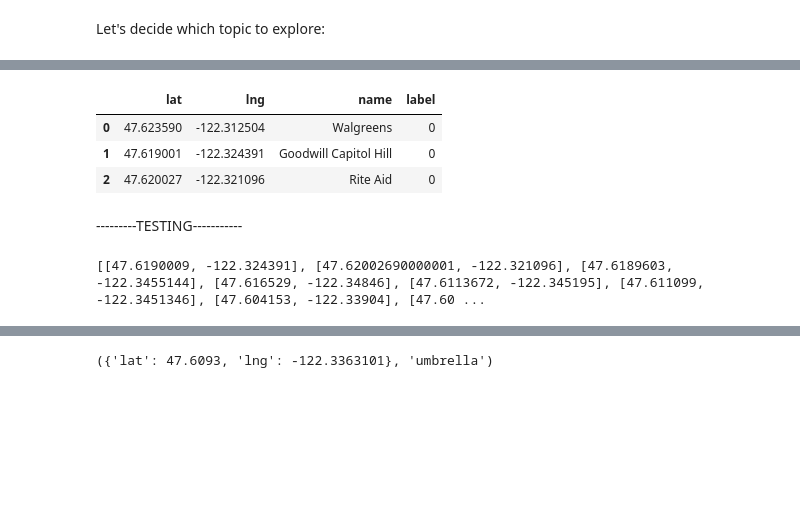
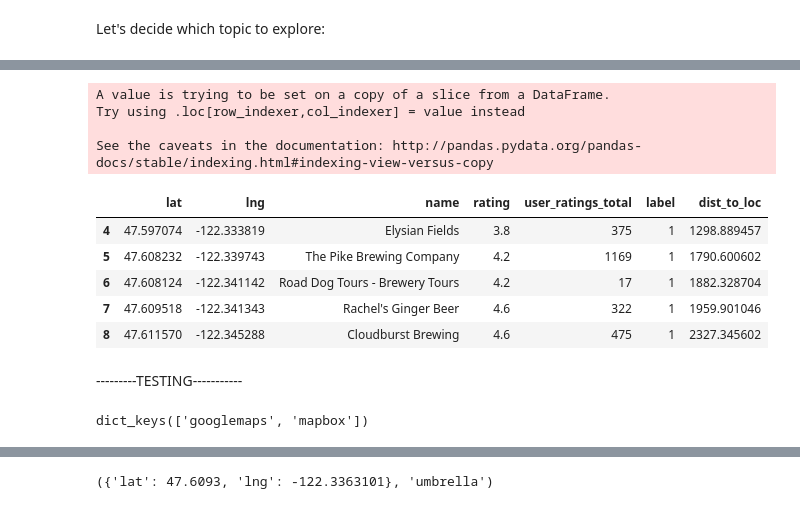
Before and after one commit to UpwardTrajectory/meander-maker, a Jupyter notebook: mvp.ipynb, the cells around one changed output, grey strips where cells are left out. Drawn from its saved outputs; the diff is of its cells as text; code cells hidden in the pictures; blank space fills up the shorter version.

```diff
--- a/mvp.ipynb
+++ b/mvp.ipynb
@@ -33,0 +26,2 @@ What theme would you like to explore today? umbrella
+# %%
+loc, topic = gp.populate_inputs()
@@ -58,11 +52,17 @@ sns.scatterplot(df['lng'], df['lat'], hue=df['label'], style=df['label']);
 # %%
-wlk = gp.meander(df, mode='walking', verbose=False)
+wlk = gp.meander(df, loc, mode='walking', verbose=False)
 gp.html_builder(loc, wlk, tab=True)
 # %% [output]
+A value is trying to be set on a copy of a slice from a DataFrame.
+Try using .loc[row_indexer,col_indexer] = value instead
+
+See the caveats in the documentation: http://pandas.pydata.org/pandas-docs/stable/indexing.html#indexing-view-versus-copy
-|  | lat | lng | name | label |
-| 0 | 47.623590 | -122.312504 | Walgreens | 0 |
-| 1 | 47.619001 | -122.324391 | Goodwill Capitol Hill | 0 |
-| 2 | 47.620027 | -122.321096 | Rite Aid | 0 |
+|  | lat | lng | name | rating | user_ratings_total | label | dist_to_loc |
+| 4 | 47.597074 | -122.333819 | Elysian Fields | 3.8 | 375 | 1 | 1298.889457 |
+| 5 | 47.608232 | -122.339743 | The Pike Brewing Company | 4.2 | 1169 | 1 | 1790.600602 |
+| 6 | 47.608124 | -122.341142 | Road Dog Tours - Brewery Tours | 4.2 | 17 | 1 | 1882.328704 |
+| 7 | 47.609518 | -122.341343 | Rachel's Ginger Beer | 4.6 | 322 | 1 | 1959.901046 |
+| 8 | 47.611570 | -122.345288 | Cloudburst Brewing | 4.6 | 475 | 1 | 2327.345602 |
 # %% [markdown]
 ---------TESTING-----------
 # %%
@@ -76,14 +77,8 @@ import googlemaps
 import plotly_express as px
 # %%
-with open('.secret.key') as f:
-    api_key = f.read().strip()
-
-gmaps = googlemaps.Client(key=api_key)
+import ast
+with open('.secret.key', 'r') as f:
+    api_keys = ast.literal_eval(f.read().strip())
+api_keys.keys()
+# %% [output]
+dict_keys(['googlemaps', 'mapbox'])
-# %%
-start = df[['lat', 'lng']].iloc[0]
-stop = df[['lat', 'lng']].iloc[-1]
-if len(df) > 2:
-    wypts = df[['lat', 'lng']].iloc[1:-1].values.tolist()
-    print(wypts)
-# %% [output]
-[[47.6190009, -122.324391], [47.62002690000001, -122.321096], [47.6189603, -122.3455144], [47.616529, -122.34846], [47.6113672, -122.345195], [47.611099, -122.3451346], [47.604153, -122.33904], [47.60 ...
```
Also changed, not shown: parts of 26 cells of this notebook, 1 other file.
